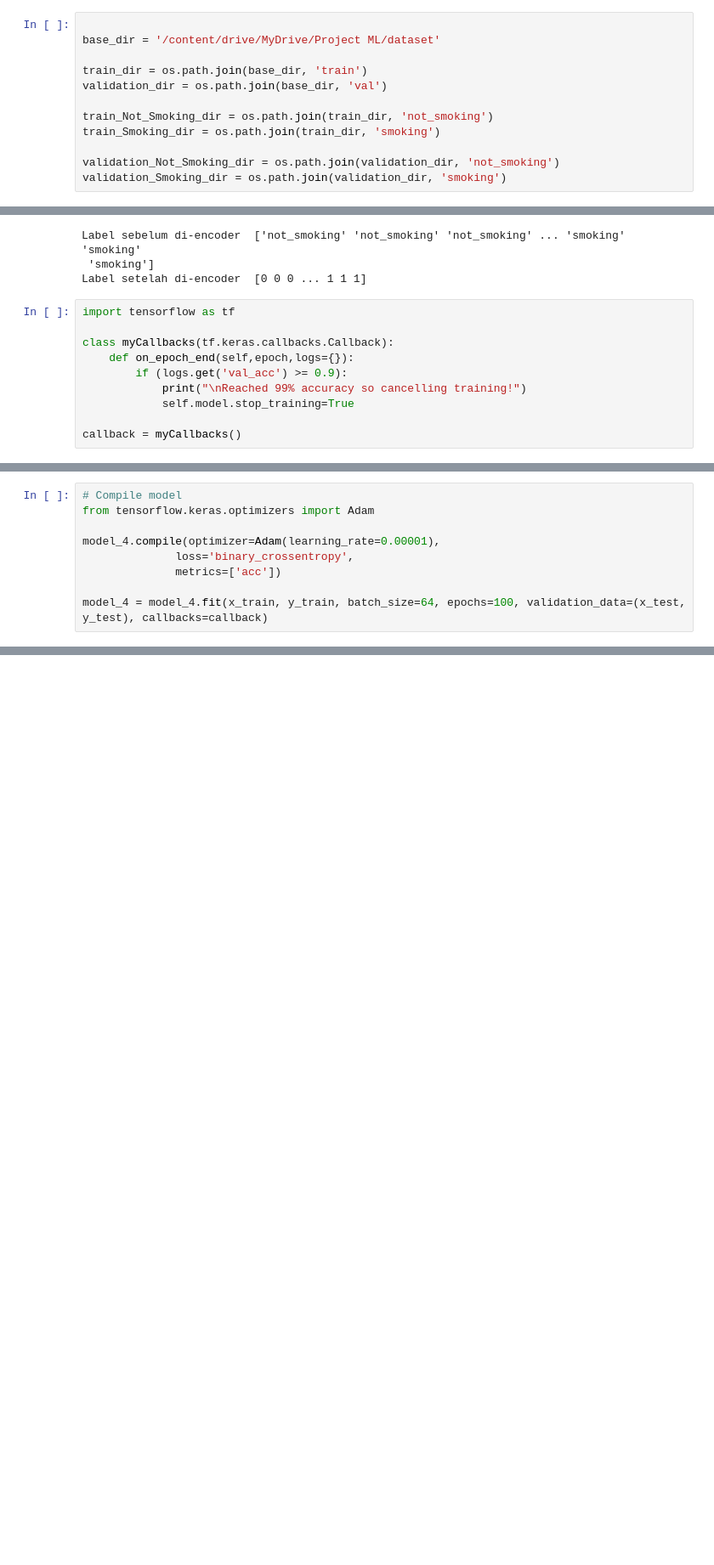
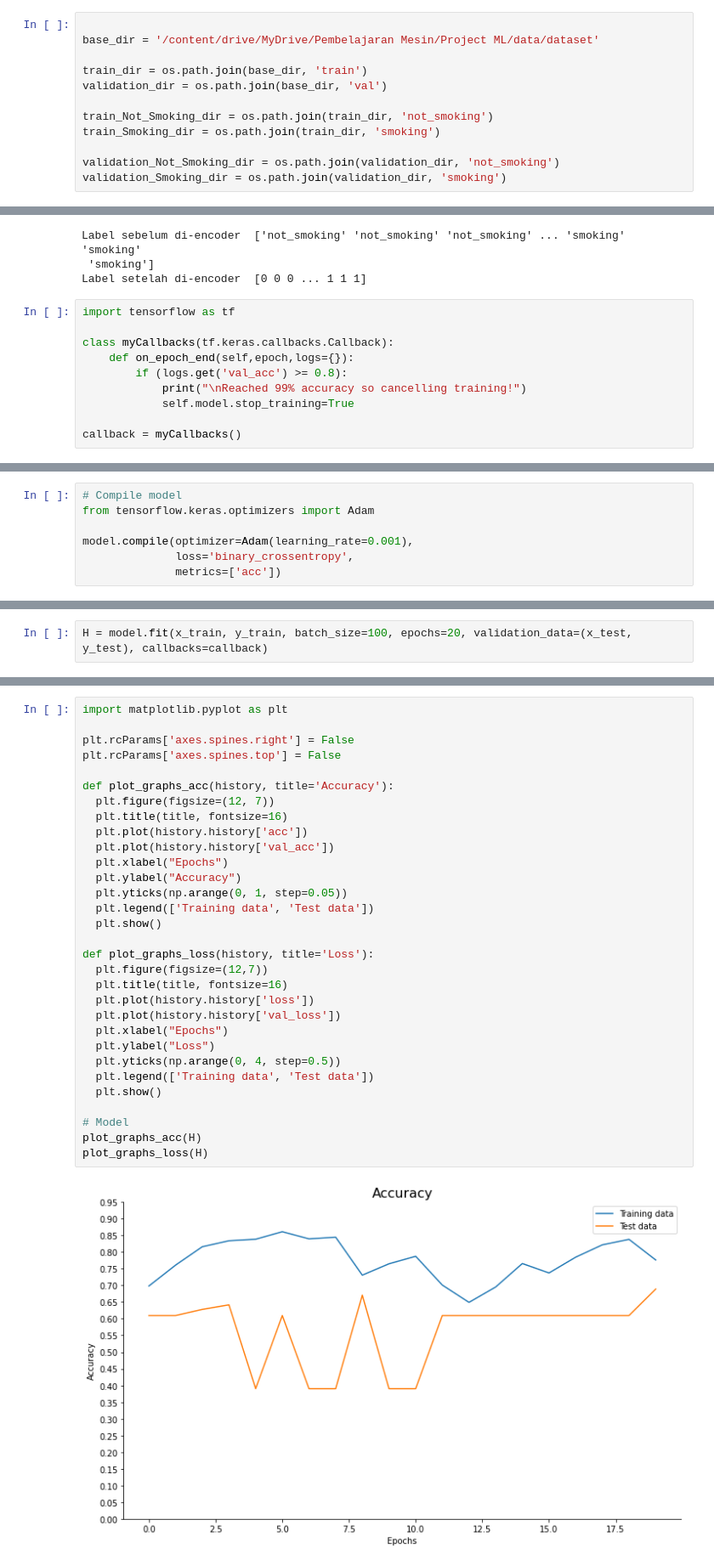
Before and after one commit to wiendewani/Praktikum_ML, a Jupyter notebook: Data_Preprocessing.ipynb, the cells around one changed output, grey strips where cells are left out. Shown: that part at 85% size. Cells and saved outputs as stored; diff of their text form; blank space fills up the shorter version.

```diff
--- a/Data_Preprocessing.ipynb
+++ b/Data_Preprocessing.ipynb
@@ -88,7 +90,7 @@ print(len(os.listdir('/content/drive/MyDrive/Project ML/data/data/smoking')))
 1996
 # %%
 
-base_dir = '/content/drive/MyDrive/Project ML/dataset'
+base_dir = '/content/drive/MyDrive/Pembelajaran Mesin/Project ML/data/dataset'
 
 train_dir = os.path.join(base_dir, 'train')
 validation_dir = os.path.join(base_dir, 'val')
@@ -248,7 +250,7 @@ import tensorflow as tf
 
 class myCallbacks(tf.keras.callbacks.Callback):
     def on_epoch_end(self,epoch,logs={}):
-        if (logs.get('val_acc') >= 0.9):
+        if (logs.get('val_acc') >= 0.8):
             print("\nReached 99% accuracy so cancelling training!")
             self.model.stop_training=True
 
@@ -295,8 +299,6 @@ None
 # Compile model
 from tensorflow.keras.optimizers import Adam
 
-model_4.compile(optimizer=Adam(learning_rate=0.00001),
+model.compile(optimizer=Adam(learning_rate=0.001),
               loss='binary_crossentropy',
               metrics=['acc'])
-
-model_4 = model_4.fit(x_train, y_train, batch_size=64, epochs=100, validation_data=(x_test, y_test), callbacks=callback)
@@ -304,0 +305,2 @@ Epoch 1/100
+# %%
+H = model.fit(x_train, y_train, batch_size=100, epochs=20, validation_data=(x_test, y_test), callbacks=callback)
@@ -304,0 +325,33 @@ Epoch 1/100
+# %%
+import matplotlib.pyplot as plt
+
+plt.rcParams['axes.spines.right'] = False
+plt.rcParams['axes.spines.top'] = False
+
+def plot_graphs_acc(history, title='Accuracy'):
+  plt.figure(figsize=(12, 7))
+  plt.title(title, fontsize=16)
+  plt.plot(history.history['acc'])
+  plt.plot(history.history['val_acc'])
+  plt.xlabel("Epochs")
+  plt.ylabel("Accuracy")
+  plt.yticks(np.arange(0, 1, step=0.05))
+  plt.legend(['Training data', 'Test data'])
+  plt.show()
+
+def plot_graphs_loss(history, title='Loss'):
+  plt.figure(figsize=(12,7))
+  plt.title(title, fontsize=16)
+  plt.plot(history.history['loss'])
+  plt.plot(history.history['val_loss'])
+  plt.xlabel("Epochs")
+  plt.ylabel("Loss")
+  plt.yticks(np.arange(0, 4, step=0.5))
+  plt.legend(['Training data', 'Test data'])
+  plt.show()
+
+# Model
+plot_graphs_acc(H)
+plot_graphs_loss(H)
+# %% [output]
+[figure, added]
```
Also changed, not shown: parts of 8 cells of this notebook.
